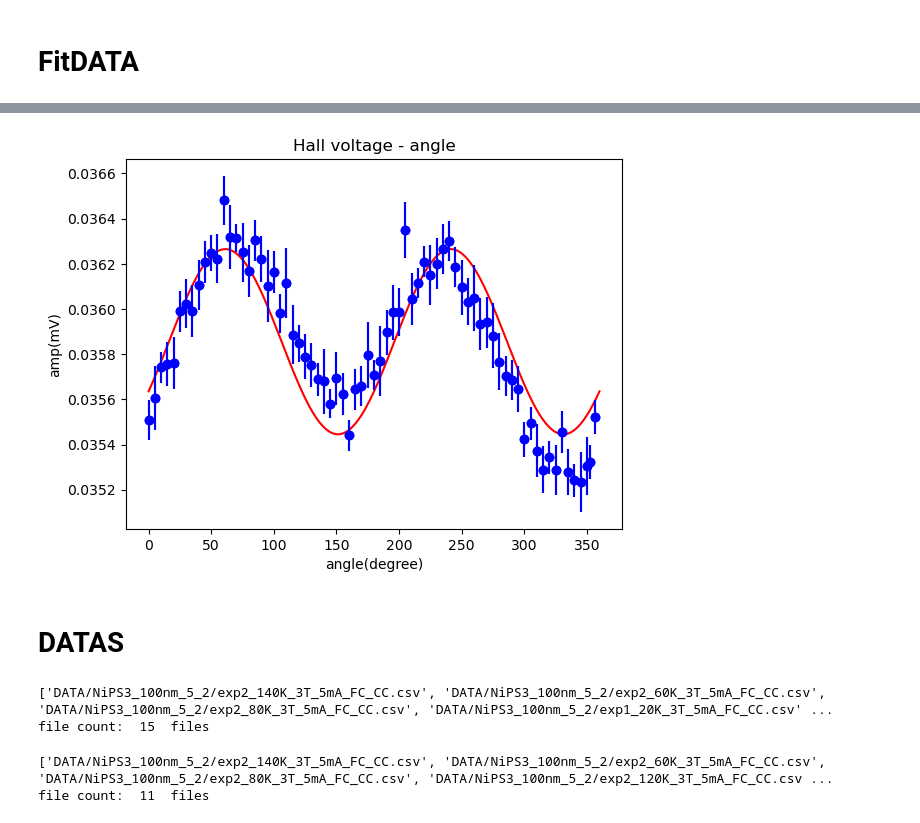
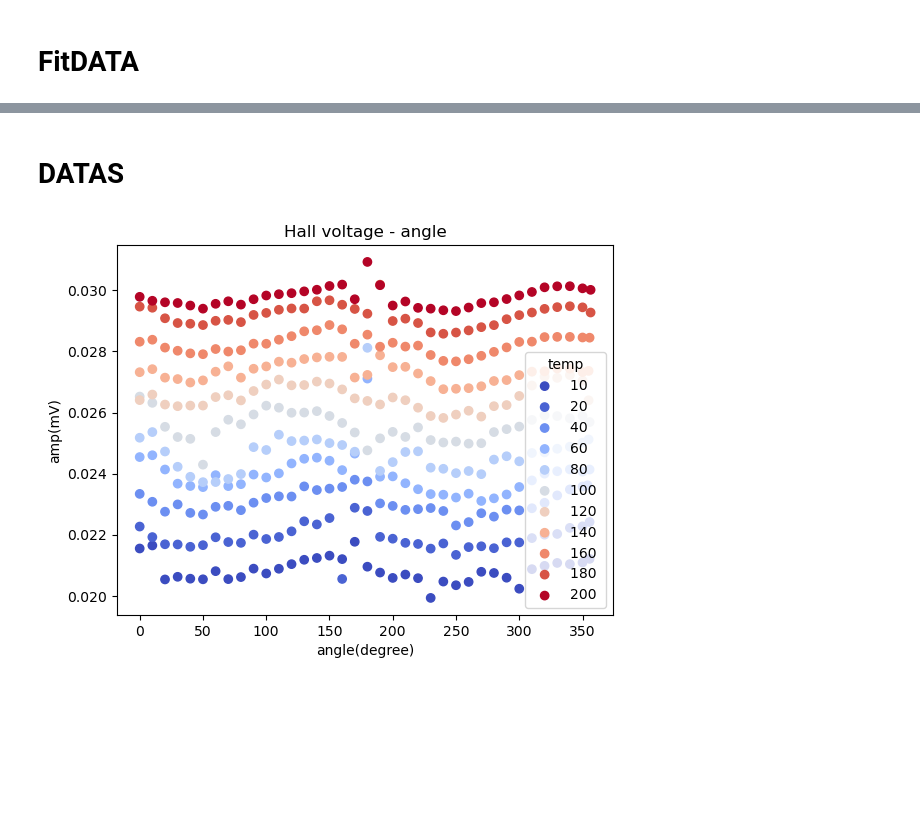
Before and after one commit to ianchung621/harmonic-experiement, a Jupyter notebook: Demo.ipynb, the cells around one changed output, grey strips where cells are left out. Saved outputs shown, nothing was run; the diff lists cells and outputs as text; code cells hidden in the pictures; blank space fills up the shorter version.

```diff
--- a/Demo.ipynb
+++ b/Demo.ipynb
@@ -47,7 +20,2 @@ step 999, loss: 0.20737499
-# %%
-function_object.plot()
-data_object.plot_V_theta()
-# %% [output]
-[figure, removed]
 # %% [markdown]
 # DATAS
@@ -56,14 +22,6 @@ sample = DATAS('DATA/NiPS3_100nm_5_2/')
-# %%
-print(sample.fns)
-print('file count: ',len(sample.fns),' files')
-# %% [output]
-['DATA/NiPS3_100nm_5_2/exp2_140K_3T_5mA_FC_CC.csv', 'DATA/NiPS3_100nm_5_2/exp2_60K_3T_5mA_FC_CC.csv', 'DATA/NiPS3_100nm_5_2/exp2_80K_3T_5mA_FC_CC.csv', 'DATA/NiPS3_100nm_5_2/exp1_20K_3T_5mA_FC_CC.csv' ...
-file count:  15  files
 # %%
+sample = DATAS('DATA/NiPS3_100nm_5_2/')
 sample.select_data(field=3,current=5,expID=2)
+sample.plot_data('temp', range = (10,200))
+# %% [output]
+[figure, added]
-# %%
-print(sample.fns)
-print('file count: ',len(sample.fns),' files')
-# %% [output]
-['DATA/NiPS3_100nm_5_2/exp2_140K_3T_5mA_FC_CC.csv', 'DATA/NiPS3_100nm_5_2/exp2_60K_3T_5mA_FC_CC.csv', 'DATA/NiPS3_100nm_5_2/exp2_80K_3T_5mA_FC_CC.csv', 'DATA/NiPS3_100nm_5_2/exp2_120K_3T_5mA_FC_CC.csv ...
-file count:  11  files
```
Also changed, not shown: parts of 13 cells of this notebook, 7 other files.
